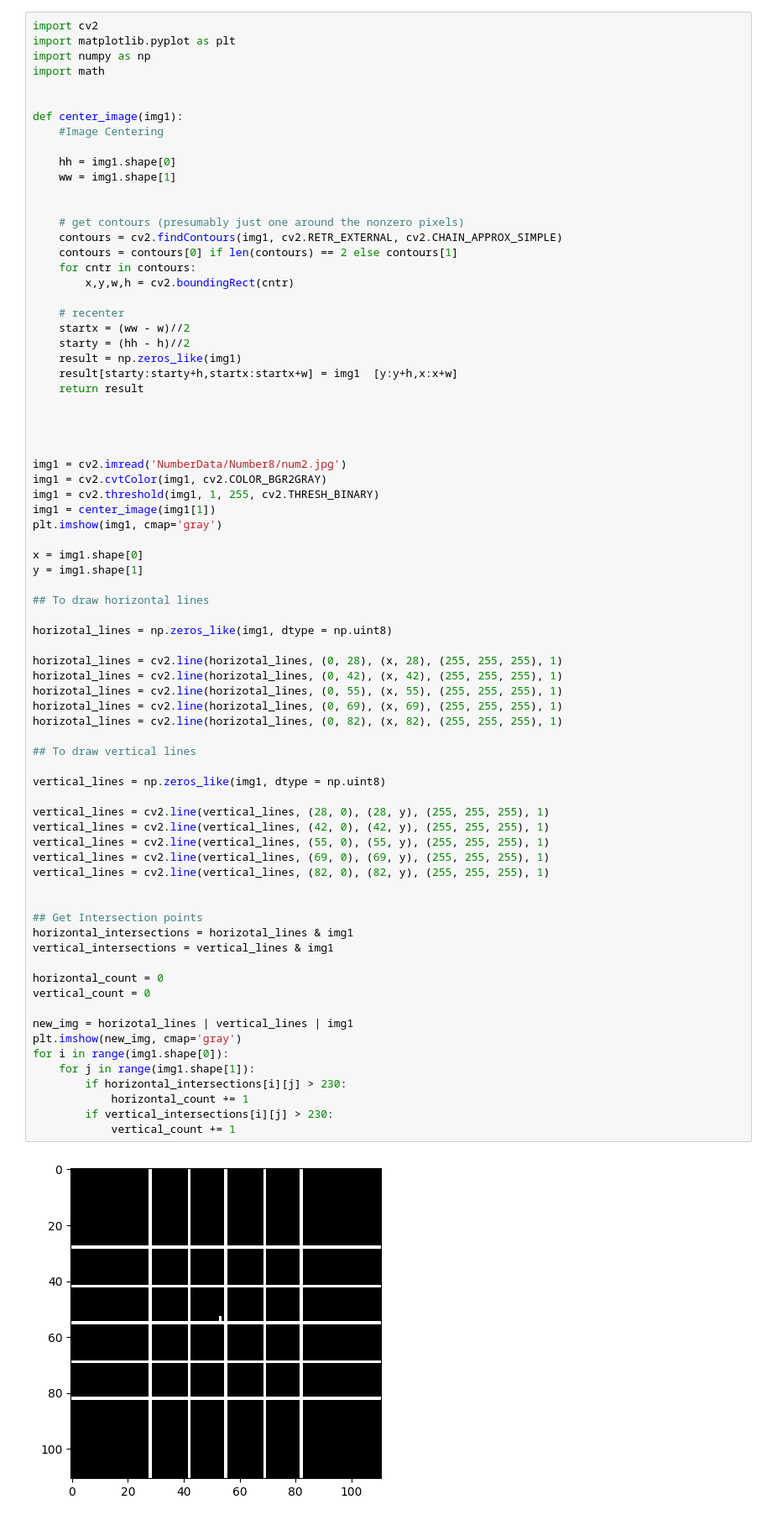
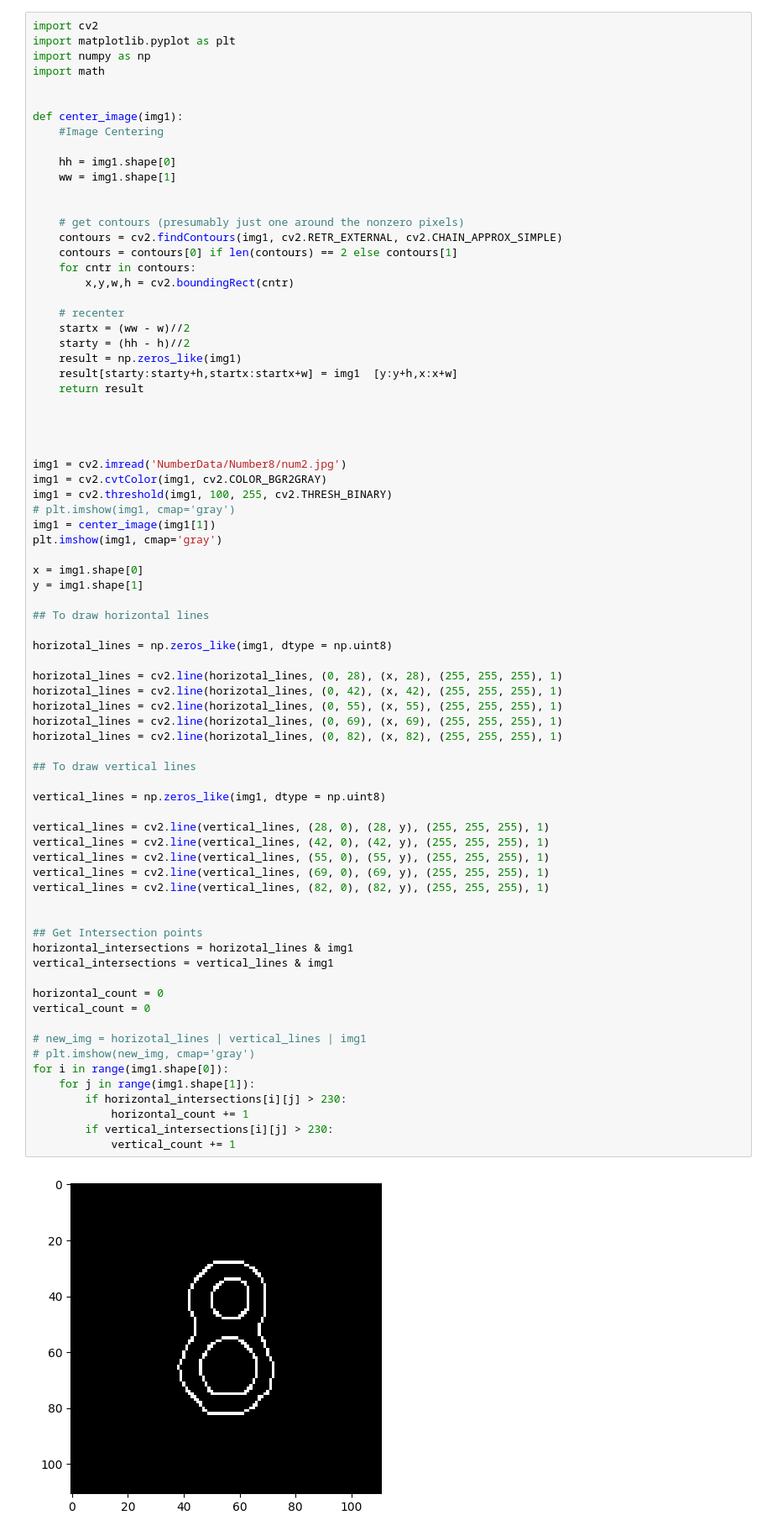
Before and after one commit to youssef-mohamed1809/Sudoku-Image-Processing, a Jupyter notebook: test.ipynb, the cells around one changed output. Shown at 84% size. Drawn from its saved outputs; the diff is of its cells as text.

```diff
--- a/test.ipynb
+++ b/test.ipynb
@@ -30,7 +30,8 @@ def center_image(img1):
 
 img1 = cv2.imread('NumberData/Number8/num2.jpg')
 img1 = cv2.cvtColor(img1, cv2.COLOR_BGR2GRAY)
-img1 = cv2.threshold(img1, 1, 255, cv2.THRESH_BINARY)
+img1 = cv2.threshold(img1, 100, 255, cv2.THRESH_BINARY)
+# plt.imshow(img1, cmap='gray')
 img1 = center_image(img1[1])
 plt.imshow(img1, cmap='gray')
 
@@ -45,33 +46,33 @@ horizotal_lines = cv2.line(horizotal_lines, (0, 28), (x, 28), (255, 255, 255), 1
 horizotal_lines = cv2.line(horizotal_lines, (0, 42), (x, 42), (255, 255, 255), 1)
 horizotal_lines = cv2.line(horizotal_lines, (0, 55), (x, 55), (255, 255, 255), 1)
 horizotal_lines = cv2.line(horizotal_lines, (0, 69), (x, 69), (255, 255, 255), 1)
 horizotal_lines = cv2.line(horizotal_lines, (0, 82), (x, 82), (255, 255, 255), 1)
 
 ## To draw vertical lines
 
 vertical_lines = np.zeros_like(img1, dtype = np.uint8)
 
 vertical_lines = cv2.line(vertical_lines, (28, 0), (28, y), (255, 255, 255), 1)
 vertical_lines = cv2.line(vertical_lines, (42, 0), (42, y), (255, 255, 255), 1)
 vertical_lines = cv2.line(vertical_lines, (55, 0), (55, y), (255, 255, 255), 1)
 vertical_lines = cv2.line(vertical_lines, (69, 0), (69, y), (255, 255, 255), 1)
 vertical_lines = cv2.line(vertical_lines, (82, 0), (82, y), (255, 255, 255), 1)
 
 
 ## Get Intersection points
 horizontal_intersections = horizotal_lines & img1
 vertical_intersections = vertical_lines & img1
 
 horizontal_count = 0
 vertical_count = 0
 
-new_img = horizotal_lines | vertical_lines | img1
-plt.imshow(new_img, cmap='gray')
+# new_img = horizotal_lines | vertical_lines | img1
+# plt.imshow(new_img, cmap='gray')
 for i in range(img1.shape[0]):
     for j in range(img1.shape[1]):
         if horizontal_intersections[i][j] > 230:
             horizontal_count += 1
         if vertical_intersections[i][j] > 230:
             vertical_count += 1
 # %% [output]
-[figure, old version]
+[figure, new version]
```
Also changed, not shown: 3 other files.
